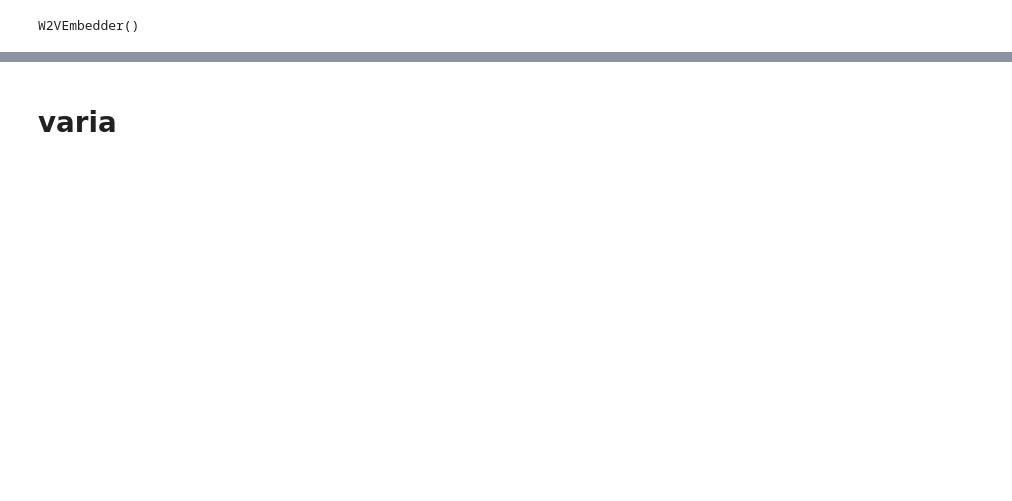
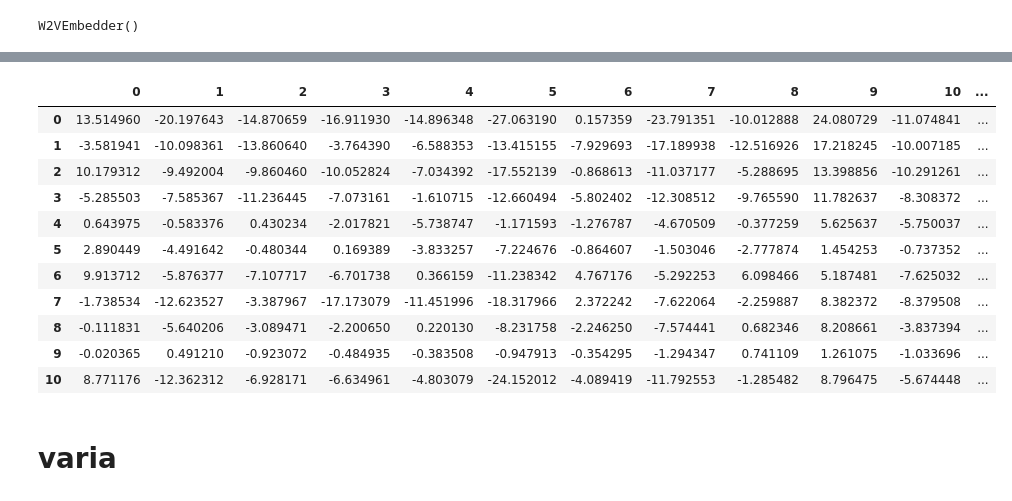
Before and after one commit to mbronis/gensim, a Jupyter notebook: gensim.ipynb, the cells around one changed output, grey strips where cells are left out. Saved outputs shown, nothing was run; the diff lists cells and outputs as text; code cells hidden in the pictures; blank space fills up the shorter version.

```diff
--- a/gensim.ipynb
+++ b/gensim.ipynb
@@ -496,0 +520,8 @@ tt
+# %%
+def _transform_sequence(tokens: List[str]) -> np.ndarray:
+    """Embedds single sentence to w2v representation"""
+    vectorized = [
+        emb.model.wv[tok] if emb.model.wv.has_index_for(tok) else default_vector
+        for tok in tokens]
+
+    return sum(vectorized)
@@ -497,2 +551,17 @@ tt
+# %%
+dd)
+# %% [output]
+|  | 0 | 1 | 2 | 3 | 4 | 5 | 6 | 7 | 8 | 9 | 10 | ... |
+| 0 | 13.514960 | -20.197643 | -14.870659 | -16.911930 | -14.896348 | -27.063190 | 0.157359 | -23.791351 | -10.012888 | 24.080729 | -11.074841 | ... |
+| 1 | -3.581941 | -10.098361 | -13.860640 | -3.764390 | -6.588353 | -13.415155 | -7.929693 | -17.189938 | -12.516926 | 17.218245 | -10.007185 | ... |
+| 2 | 10.179312 | -9.492004 | -9.860460 | -10.052824 | -7.034392 | -17.552139 | -0.868613 | -11.037177 | -5.288695 | 13.398856 | -10.291261 | ... |
+| 3 | -5.285503 | -7.585367 | -11.236445 | -7.073161 | -1.610715 | -12.660494 | -5.802402 | -12.308512 | -9.765590 | 11.782637 | -8.308372 | ... |
+| 4 | 0.643975 | -0.583376 | 0.430234 | -2.017821 | -5.738747 | -1.171593 | -1.276787 | -4.670509 | -0.377259 | 5.625637 | -5.750037 | ... |
+| 5 | 2.890449 | -4.491642 | -0.480344 | 0.169389 | -3.833257 | -7.224676 | -0.864607 | -1.503046 | -2.777874 | 1.454253 | -0.737352 | ... |
+| 6 | 9.913712 | -5.876377 | -7.107717 | -6.701738 | 0.366159 | -11.238342 | 4.767176 | -5.292253 | 6.098466 | 5.187481 | -7.625032 | ... |
+| 7 | -1.738534 | -12.623527 | -3.387967 | -17.173079 | -11.451996 | -18.317966 | 2.372242 | -7.622064 | -2.259887 | 8.382372 | -8.379508 | ... |
+| 8 | -0.111831 | -5.640206 | -3.089471 | -2.200650 | 0.220130 | -8.231758 | -2.246250 | -7.574441 | 0.682346 | 8.208661 | -3.837394 | ... |
+| 9 | -0.020365 | 0.491210 | -0.923072 | -0.484935 | -0.383508 | -0.947913 | -0.354295 | -1.294347 | 0.741109 | 1.261075 | -1.033696 | ... |
+| 10 | 8.771176 | -12.362312 | -6.928171 | -6.634961 | -4.803079 | -24.152012 | -4.089419 | -11.792553 | -1.285482 | 8.796475 | -5.674448 | ... |
 # %% [markdown]
 # varia
```
Also changed, not shown: parts of 18 cells of this notebook, 1 other file.
